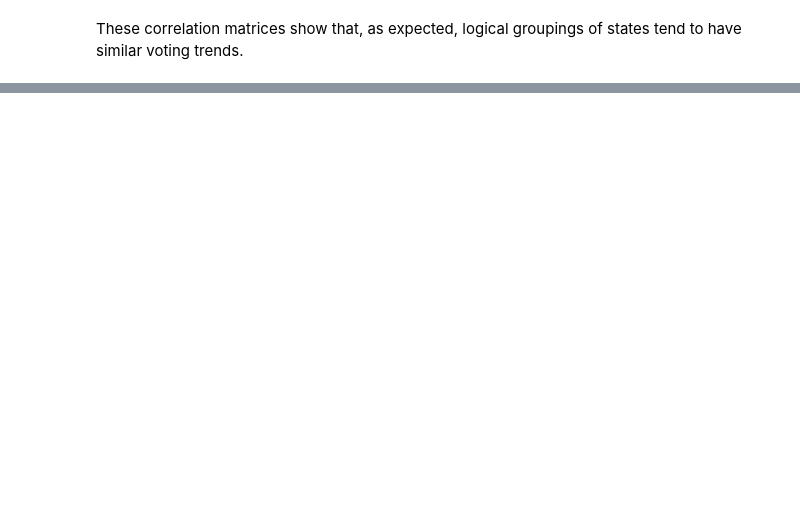
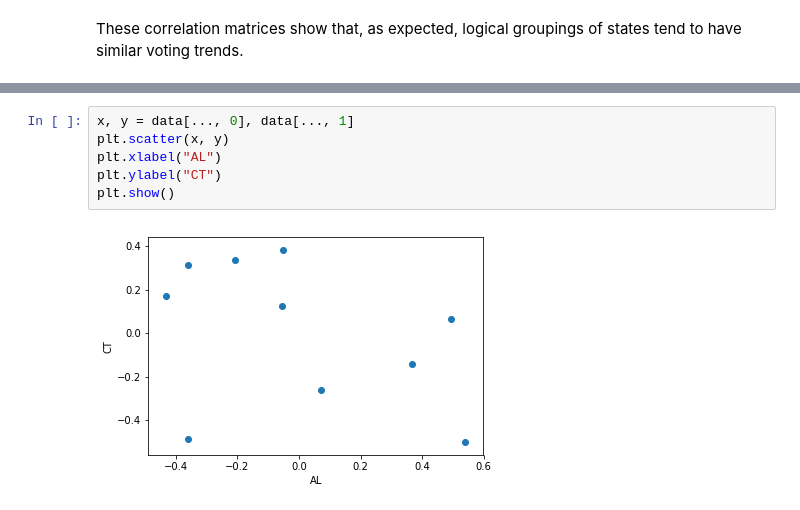
Before and after one commit to dennisprangle/pyro, a Jupyter notebook: tutorial/source/elections.ipynb, the cells around one changed output, grey strips where cells are left out. Drawn from its saved outputs; the diff is of its cells as text; blank space fills up the shorter version.

```diff
--- a/tutorial/source/elections.ipynb
+++ b/tutorial/source/elections.ipynb
@@ -224,0 +229,8 @@ Some of these values appear spurious, perhaps we need to more carefully set our
+# %%
+x, y = data[..., 0], data[..., 1]
+plt.scatter(x, y)
+plt.xlabel("AL")
+plt.ylabel("CT")
+plt.show()
+# %% [output]
+[figure, added]
```
Also changed, not shown: parts of 15 cells of this notebook, 1 other file.
